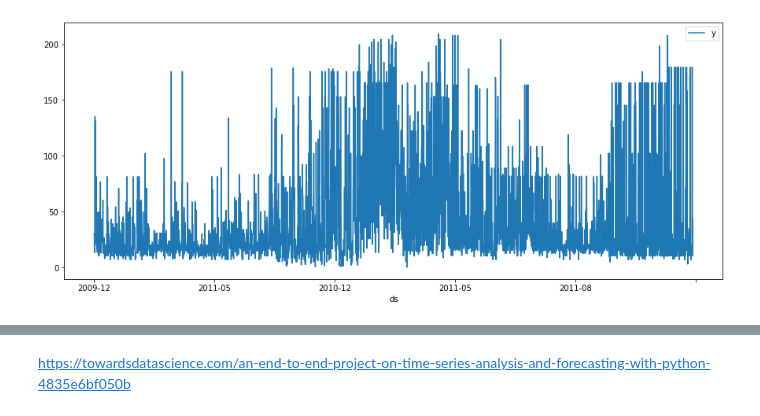
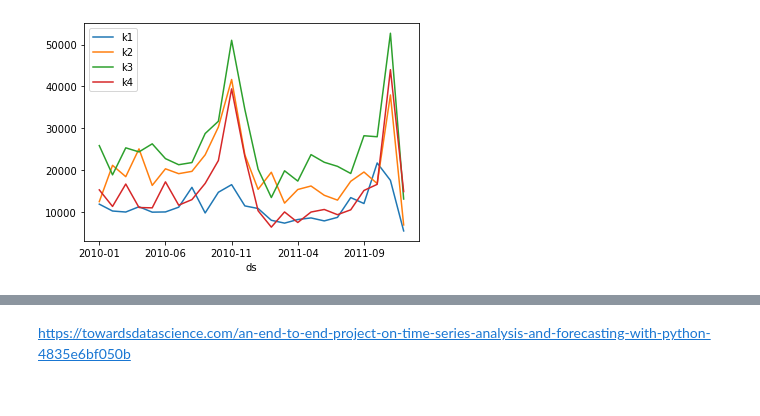
Before and after one commit to baccandres/CLV, a Jupyter notebook: notebooks/TimeSeries.ipynb, the cells around one changed output, grey strips where cells are left out. Saved outputs shown, nothing was run; the diff lists cells and outputs as text; code cells hidden in the pictures.

```diff
--- a/notebooks/TimeSeries.ipynb
+++ b/notebooks/TimeSeries.ipynb
@@ -52,5 +102,20 @@ plt.show();
-# %%
-k1.set_index('ds').plot(figsize=(15,6))
-plt.show()
-# %% [output]
-[figure, removed]
+# %%
+"""k1.set_index('ds').plot(figsize=(15,6))
+k2.set_index('ds').plot(figsize=(15,6))
+k3.set_index('ds').plot(figsize=(15,6))
+k4.set_index('ds').plot(figsize=(15,6))
+plt.show()""";
+# %%
+trend1 = k1.groupby('ds')['y'].sum()
+trend2 = k2.groupby('ds')['y'].sum()
+trend3 = k3.groupby('ds')['y'].sum()
+trend4 = k4.groupby('ds')['y'].sum()
+# %%
+trend1.plot(label='k1')
+trend2.plot(label='k2')
+trend3.plot(label='k3')
+trend4.plot(label='k4')
+plt.legend()
+plt.show()
+# %% [output]
+[figure, added]
```
Also changed, not shown: parts of 15 cells of this notebook, 9 other files.
